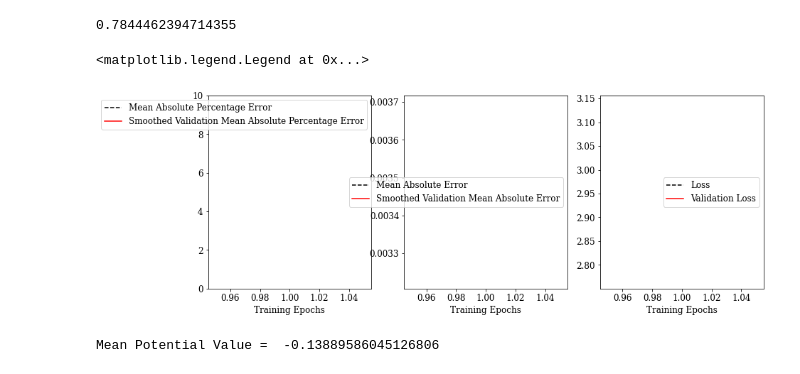
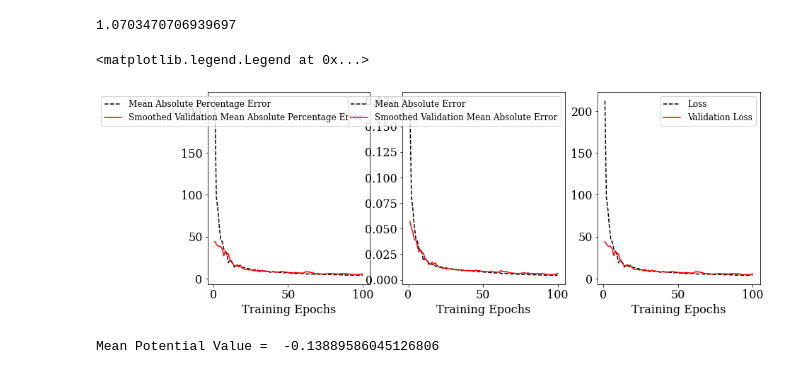
Before and after one commit to seancraven/Level-4-Masters-Project, a Jupyter notebook: Sean_Working_Notebooks/Testing_Notebooks/New opt param Test.ipynb, the cells around one changed output. Cells and saved outputs as stored; diff of their text form; code cells hidden in the pictures.

```diff
--- a/Sean_Working_Notebooks/Testing_Notebooks/New opt param Test.ipynb
+++ b/Sean_Working_Notebooks/Testing_Notebooks/New opt param Test.ipynb
@@ -9,11 +9,15 @@ from tensorflow.keras import layers
 from tensorflow.keras import models
 import os
 from keras.regularizers import l2
-plt.rc('font', family='serif')
+import chirallag as cL
+
 import matplotlib
-matplotlib.rcParams.update({'font.size': 12})
+matplotlib.rcParamsDefault
+
 os.environ['CUDA_VISIBLE_DEVICES'] = '0'
-#import chirallag as cL
+import chirallag as cL
 cf.reset()
+matplotlib.rcParams.update({'legend.fontsize': 16})
+matplotlib.rcParams.update({'font.size': 16})
 # %% [output]
 Memory Reset
@@ -64,7 +80,8 @@ opt = keras.optimizers.Adam(amsgrad= True)
 # %%
 
 model = models.Sequential()
-model.add(layers.Dense(512,activation= 'relu',input_shape = (train_x.shape[1],),kernel_initializer= 'he_normal'))
+
+model.add(layers.Input(train_x.shape[1]))
 model.add(layers.Dense(512,activation= 'relu',kernel_initializer= 'he_normal'))
 model.add(layers.Dense(512,activation= 'relu',kernel_initializer= 'he_normal'))
 model.add(layers.Dense(1))
@@ -111,7 +151,7 @@ val_loss = np.array(history.history['val_loss'])
 # %%
 print(np.min(val_mape)/4)
 # %% [output]
-0.7844462394714355
+1.0703470706939697
 # %%
 
 val_mae_smooth = cf.exponetial_smoothing(val_mae,0.4)
@@ -120,28 +160,28 @@ val_mape_smooth = cf.exponetial_smoothing(val_mape,0.4)
 # %%
 matplotlib.rcParams.update({'legend.fontsize': 12})
 fig_3, axs  = plt.subplots(1,3, figsize= (14,5))
 axs[0].plot(epochs,mape, c = 'black',linestyle = '--',label = 'Mean Absolute Percentage Error')
 axs[0].plot(epochs,val_mape_smooth,c = 'red', label = 'Smoothed Validation Mean Absolute Percentage Error')
 axs[0].set_xlabel('Training Epochs')
 #axs[0].set_yscale('log')
-axs[0].set_ylim(0,10)
+#axs[0].set_ylim(0,10)
 axs[0].legend()
 
 axs[1].plot(epochs,mae, c = 'black',linestyle = '--',label = 'Mean Absolute Error')
 axs[1].plot(epochs,val_mae_smooth,c = 'red', label = 'Smoothed Validation Mean Absolute Error')
 axs[1].set_xlabel('Training Epochs')
 #axs[1].set_yscale('log')
 axs[1].legend()
 
 cut = None
 axs[2].plot(epochs[:cut],loss[:cut], label = 'Loss',c = 'black',linestyle = '--')
 axs[2].plot(epochs[:cut],val_loss_smooth[:cut], label = 'Validation Loss',c = 'red')
 axs[2].set_xlabel('Training Epochs')
 #axs[2].set_yscale('log')
 axs[2].legend()
 # %% [output]
 <matplotlib.legend.Legend at 0x...>
-[figure, old version]
+[figure, new version]
 # %%
 print('Mean Potential Value = ',np.mean(unshuffled_potential_values))
 print('')
```
Also changed, not shown: parts of 14 cells of this notebook, 11 other files.
